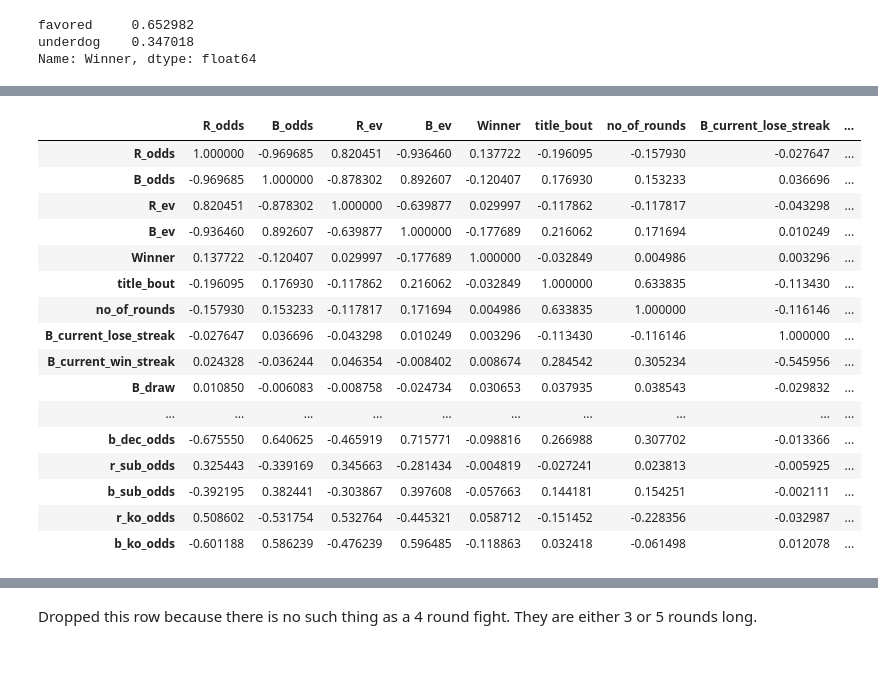
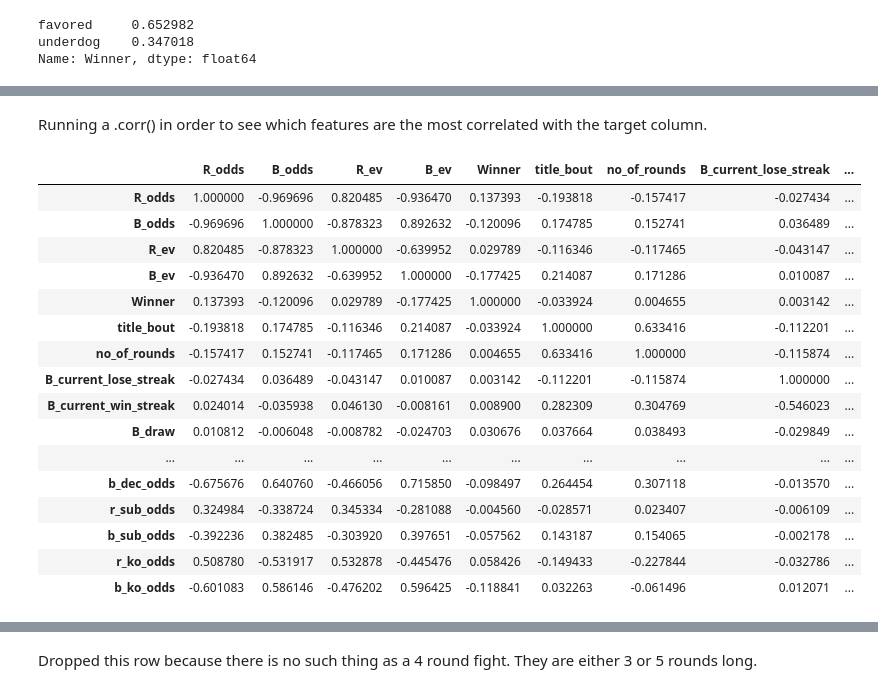
Before and after one commit to Ben-Gilbert333/Predicting_UFC_Winners, a Jupyter notebook: scratch_notebooks/scratch_notebook.ipynb, the cells around one changed output, grey strips where cells are left out. Saved outputs shown, nothing was run; the diff lists cells and outputs as text; code cells hidden in the pictures; blank space fills up the shorter version.

```diff
--- a/scratch_notebooks/scratch_notebook.ipynb
+++ b/scratch_notebooks/scratch_notebook.ipynb
@@ -384,25 +387,33 @@ Index(['R_fighter', 'B_fighter', 'R_odds', 'B_odds', 'R_ev', 'B_ev', 'date',
-# %%
-correlation = clean_df.copy()
-correlation['Winner'] = correlation['Winner'].map({'favored': 0, 'underdog': 1})
-correlation.corr()
-# %% [output]
-|  | R_odds | B_odds | R_ev | B_ev | Winner | title_bout | no_of_rounds | B_current_lose_streak | ... |
-| R_odds | 1.000000 | -0.969685 | 0.820451 | -0.936460 | 0.137722 | -0.196095 | -0.157930 | -0.027647 | ... |
-| B_odds | -0.969685 | 1.000000 | -0.878302 | 0.892607 | -0.120407 | 0.176930 | 0.153233 | 0.036696 | ... |
-| R_ev | 0.820451 | -0.878302 | 1.000000 | -0.639877 | 0.029997 | -0.117862 | -0.117817 | -0.043298 | ... |
-| B_ev | -0.936460 | 0.892607 | -0.639877 | 1.000000 | -0.177689 | 0.216062 | 0.171694 | 0.010249 | ... |
-| Winner | 0.137722 | -0.120407 | 0.029997 | -0.177689 | 1.000000 | -0.032849 | 0.004986 | 0.003296 | ... |
-| title_bout | -0.196095 | 0.176930 | -0.117862 | 0.216062 | -0.032849 | 1.000000 | 0.633835 | -0.113430 | ... |
-| no_of_rounds | -0.157930 | 0.153233 | -0.117817 | 0.171694 | 0.004986 | 0.633835 | 1.000000 | -0.116146 | ... |
-| B_current_lose_streak | -0.027647 | 0.036696 | -0.043298 | 0.010249 | 0.003296 | -0.113430 | -0.116146 | 1.000000 | ... |
-| B_current_win_streak | 0.024328 | -0.036244 | 0.046354 | -0.008402 | 0.008674 | 0.284542 | 0.305234 | -0.545956 | ... |
-| B_draw | 0.010850 | -0.006083 | -0.008758 | -0.024734 | 0.030653 | 0.037935 | 0.038543 | -0.029832 | ... |
-| ... | ... | ... | ... | ... | ... | ... | ... | ... | ... |
-| b_dec_odds | -0.675550 | 0.640625 | -0.465919 | 0.715771 | -0.098816 | 0.266988 | 0.307702 | -0.013366 | ... |
-| r_sub_odds | 0.325443 | -0.339169 | 0.345663 | -0.281434 | -0.004819 | -0.027241 | 0.023813 | -0.005925 | ... |
-| b_sub_odds | -0.392195 | 0.382441 | -0.303867 | 0.397608 | -0.057663 | 0.144181 | 0.154251 | -0.002111 | ... |
-| r_ko_odds | 0.508602 | -0.531754 | 0.532764 | -0.445321 | 0.058712 | -0.151452 | -0.228356 | -0.032987 | ... |
-| b_ko_odds | -0.601188 | 0.586239 | -0.476239 | 0.596485 | -0.118863 | 0.032418 | -0.061498 | 0.012078 | ... |
+# %% [markdown]
+Running a .corr() in order to see which features are the most correlated with the target column.
+# %%
+# Creating a copy of clean_df
+correlation = clean_df.copy()
+# Changing 'Winner' to numeric data
+correlation['Winner'] = correlation['Winner'].map({'favored': 0, 'underdog': 1})
+# Changing Stance columns for each fighter to numeric data
+correlation['R_Stance'] = correlation['R_Stance'].map({'Orthodox': 0, 'Southpaw': 1, 'Switch': 2})
+correlation['B_Stance'] = correlation['B_Stance'].map({'Orthodox': 0, 'Southpaw': 1, 'Switch': 2})
+# Running .corr on table
+correlation.corr()
+# %% [output]
+|  | R_odds | B_odds | R_ev | B_ev | Winner | title_bout | no_of_rounds | B_current_lose_streak | ... |
+| R_odds | 1.000000 | -0.969696 | 0.820485 | -0.936470 | 0.137393 | -0.193818 | -0.157417 | -0.027434 | ... |
+| B_odds | -0.969696 | 1.000000 | -0.878323 | 0.892632 | -0.120096 | 0.174785 | 0.152741 | 0.036489 | ... |
+| R_ev | 0.820485 | -0.878323 | 1.000000 | -0.639952 | 0.029789 | -0.116346 | -0.117465 | -0.043147 | ... |
+| B_ev | -0.936470 | 0.892632 | -0.639952 | 1.000000 | -0.177425 | 0.214087 | 0.171286 | 0.010087 | ... |
+| Winner | 0.137393 | -0.120096 | 0.029789 | -0.177425 | 1.000000 | -0.033924 | 0.004655 | 0.003142 | ... |
+| title_bout | -0.193818 | 0.174785 | -0.116346 | 0.214087 | -0.033924 | 1.000000 | 0.633416 | -0.112201 | ... |
+| no_of_rounds | -0.157417 | 0.152741 | -0.117465 | 0.171286 | 0.004655 | 0.633416 | 1.000000 | -0.115874 | ... |
+| B_current_lose_streak | -0.027434 | 0.036489 | -0.043147 | 0.010087 | 0.003142 | -0.112201 | -0.115874 | 1.000000 | ... |
+| B_current_win_streak | 0.024014 | -0.035938 | 0.046130 | -0.008161 | 0.008900 | 0.282309 | 0.304769 | -0.546023 | ... |
+| B_draw | 0.010812 | -0.006048 | -0.008782 | -0.024703 | 0.030676 | 0.037664 | 0.038493 | -0.029849 | ... |
+| ... | ... | ... | ... | ... | ... | ... | ... | ... | ... |
+| b_dec_odds | -0.675676 | 0.640760 | -0.466056 | 0.715850 | -0.098497 | 0.264454 | 0.307118 | -0.013570 | ... |
+| r_sub_odds | 0.324984 | -0.338724 | 0.345334 | -0.281088 | -0.004560 | -0.028571 | 0.023407 | -0.006109 | ... |
+| b_sub_odds | -0.392236 | 0.382485 | -0.303920 | 0.397651 | -0.057562 | 0.143187 | 0.154065 | -0.002178 | ... |
+| r_ko_odds | 0.508780 | -0.531917 | 0.532878 | -0.445476 | 0.058426 | -0.149433 | -0.227844 | -0.032786 | ... |
+| b_ko_odds | -0.601083 | 0.586146 | -0.476202 | 0.596425 | -0.118841 | 0.032263 | -0.061496 | 0.012071 | ... |
 # %%
 clean_df['no_of_rounds'].value_counts()
 # %% [output]
```
Also changed, not shown: parts of 63 cells of this notebook, 1 other file.
